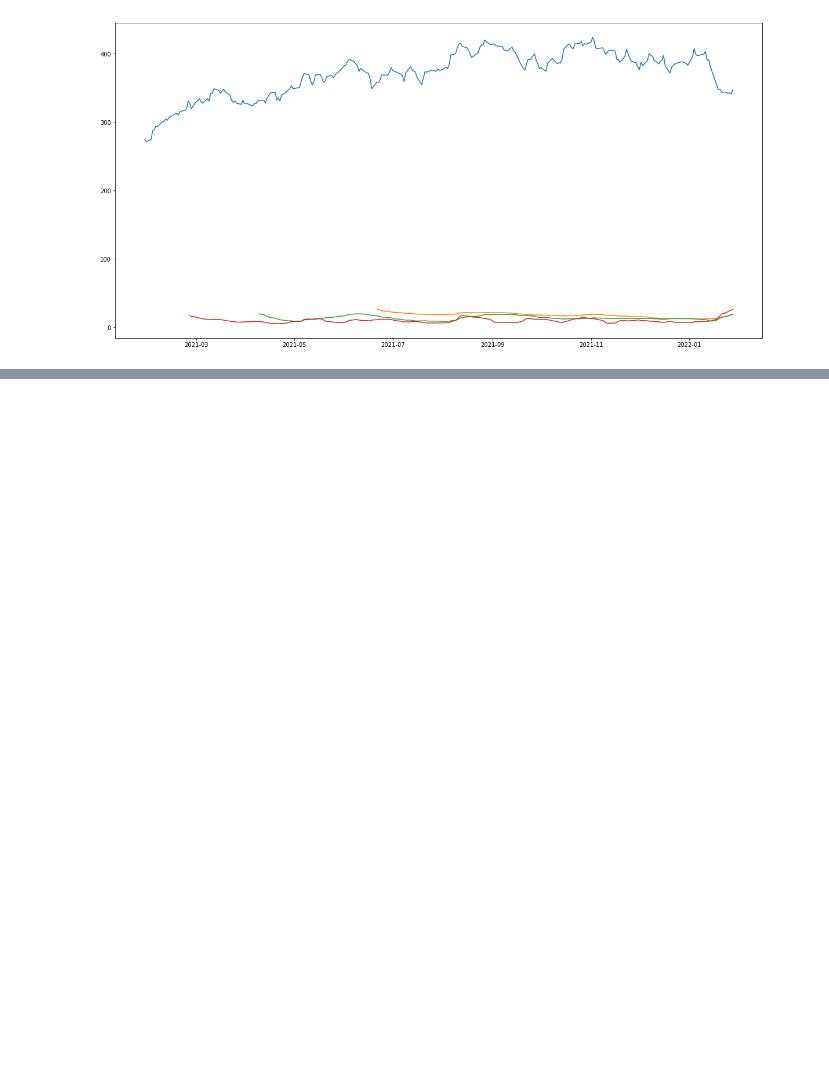
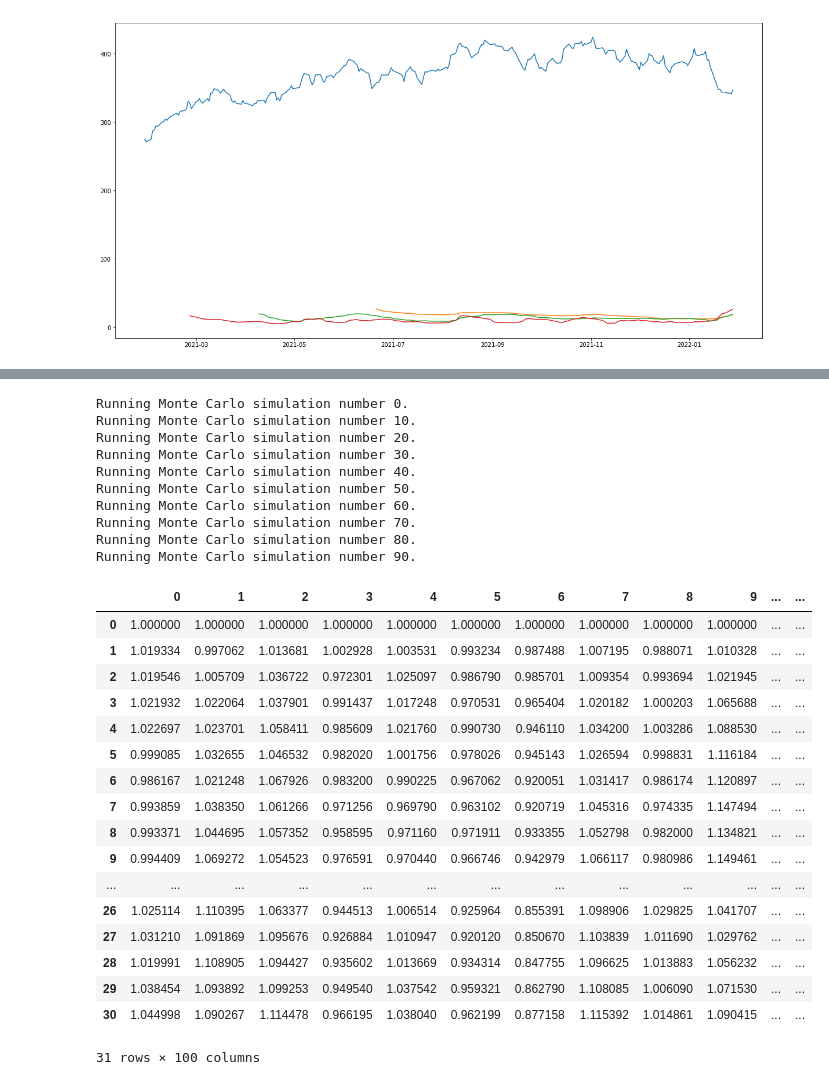
Before and after one commit to Maurolp15/JMB_Portfolio_Project, a Jupyter notebook: proj_1.ipynb, the cells around one changed output, grey strips where cells are left out. Cells and saved outputs as stored; diff of their text form; code cells hidden in the pictures; blank space fills up the shorter version.

```diff
--- a/proj_1.ipynb
+++ b/proj_1.ipynb
@@ -570,0 +606,32 @@ GS_20_std.plot(ax=ax2)
+# %%
+# Run a Monte Carlo simulation to forecast 1 years cumulative returns
+MC_even_dist.calc_cumulative_return()
+# %% [output]
+Running Monte Carlo simulation number 0.
+Running Monte Carlo simulation number 10.
+Running Monte Carlo simulation number 20.
+Running Monte Carlo simulation number 30.
+Running Monte Carlo simulation number 40.
+Running Monte Carlo simulation number 50.
+Running Monte Carlo simulation number 60.
+Running Monte Carlo simulation number 70.
+Running Monte Carlo simulation number 80.
+Running Monte Carlo simulation number 90.
+|  | 0 | 1 | 2 | 3 | 4 | 5 | 6 | 7 | 8 | 9 | ... | ... |
+| 0 | 1.000000 | 1.000000 | 1.000000 | 1.000000 | 1.000000 | 1.000000 | 1.000000 | 1.000000 | 1.000000 | 1.000000 | ... | ... |
+| 1 | 1.019334 | 0.997062 | 1.013681 | 1.002928 | 1.003531 | 0.993234 | 0.987488 | 1.007195 | 0.988071 | 1.010328 | ... | ... |
+| 2 | 1.019546 | 1.005709 | 1.036722 | 0.972301 | 1.025097 | 0.986790 | 0.985701 | 1.009354 | 0.993694 | 1.021945 | ... | ... |
+| 3 | 1.021932 | 1.022064 | 1.037901 | 0.991437 | 1.017248 | 0.970531 | 0.965404 | 1.020182 | 1.000203 | 1.065688 | ... | ... |
+| 4 | 1.022697 | 1.023701 | 1.058411 | 0.985609 | 1.021760 | 0.990730 | 0.946110 | 1.034200 | 1.003286 | 1.088530 | ... | ... |
+| 5 | 0.999085 | 1.032655 | 1.046532 | 0.982020 | 1.001756 | 0.978026 | 0.945143 | 1.026594 | 0.998831 | 1.116184 | ... | ... |
+| 6 | 0.986167 | 1.021248 | 1.067926 | 0.983200 | 0.990225 | 0.967062 | 0.920051 | 1.031417 | 0.986174 | 1.120897 | ... | ... |
+| 7 | 0.993859 | 1.038350 | 1.061266 | 0.971256 | 0.969790 | 0.963102 | 0.920719 | 1.045316 | 0.974335 | 1.147494 | ... | ... |
+| 8 | 0.993371 | 1.044695 | 1.057352 | 0.958595 | 0.971160 | 0.971911 | 0.933355 | 1.052798 | 0.982000 | 1.134821 | ... | ... |
+| 9 | 0.994409 | 1.069272 | 1.054523 | 0.976591 | 0.970440 | 0.966746 | 0.942979 | 1.066117 | 0.980986 | 1.149461 | ... | ... |
+| ... | ... | ... | ... | ... | ... | ... | ... | ... | ... | ... | ... | ... |
+| 26 | 1.025114 | 1.110395 | 1.063377 | 0.944513 | 1.006514 | 0.925964 | 0.855391 | 1.098906 | 1.029825 | 1.041707 | ... | ... |
+| 27 | 1.031210 | 1.091869 | 1.095676 | 0.926884 | 1.010947 | 0.920120 | 0.850670 | 1.103839 | 1.011690 | 1.029762 | ... | ... |
+| 28 | 1.019991 | 1.108905 | 1.094427 | 0.935602 | 1.013669 | 0.934314 | 0.847755 | 1.096625 | 1.013883 | 1.056232 | ... | ... |
+| 29 | 1.038454 | 1.093892 | 1.099253 | 0.949540 | 1.037542 | 0.959321 | 0.862790 | 1.108085 | 1.006090 | 1.071530 | ... | ... |
+| 30 | 1.044998 | 1.090267 | 1.114478 | 0.966195 | 1.038040 | 0.962199 | 0.877158 | 1.115392 | 1.014861 | 1.090415 | ... | ... |
+31 rows × 100 columns
```
Also changed, not shown: parts of 15 cells of this notebook, 1 other file.
